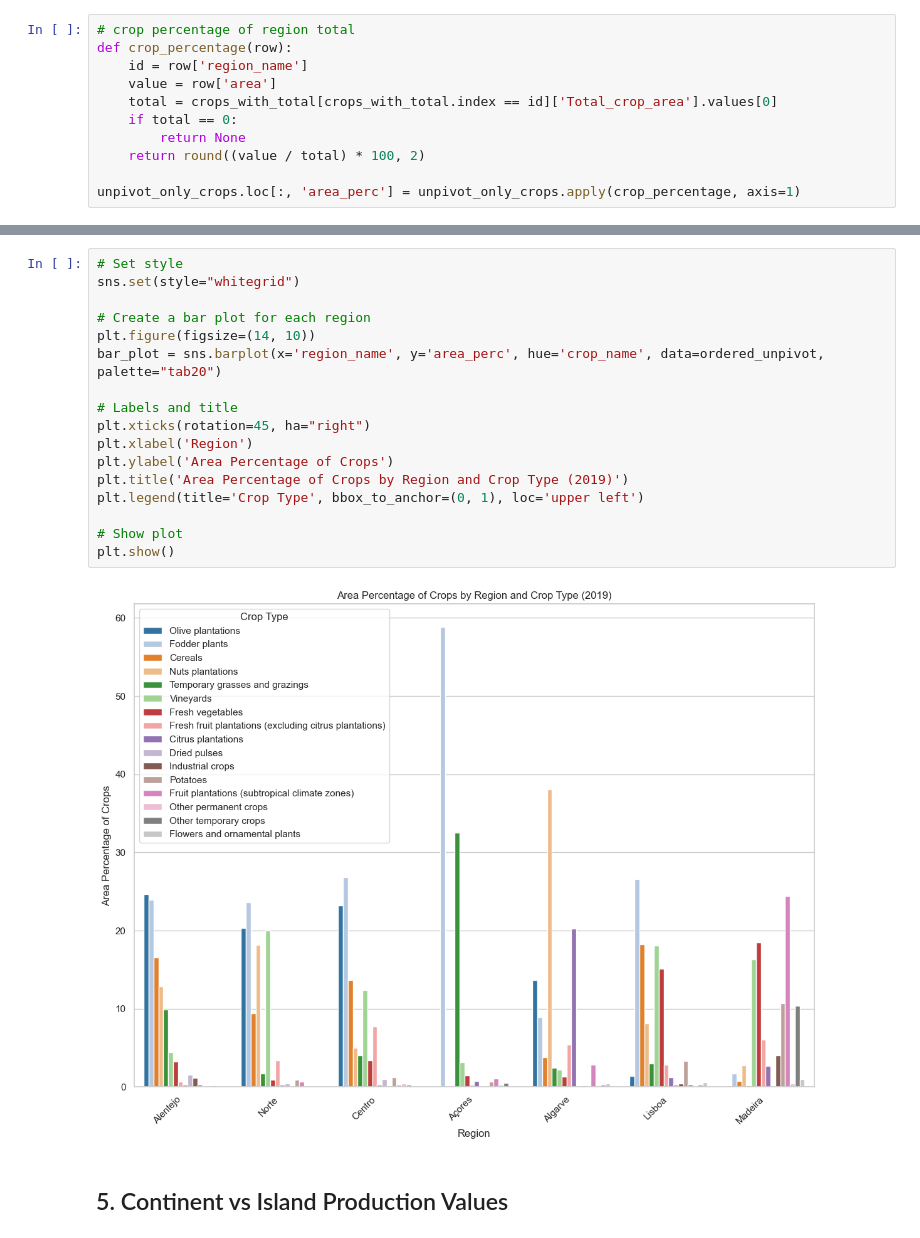
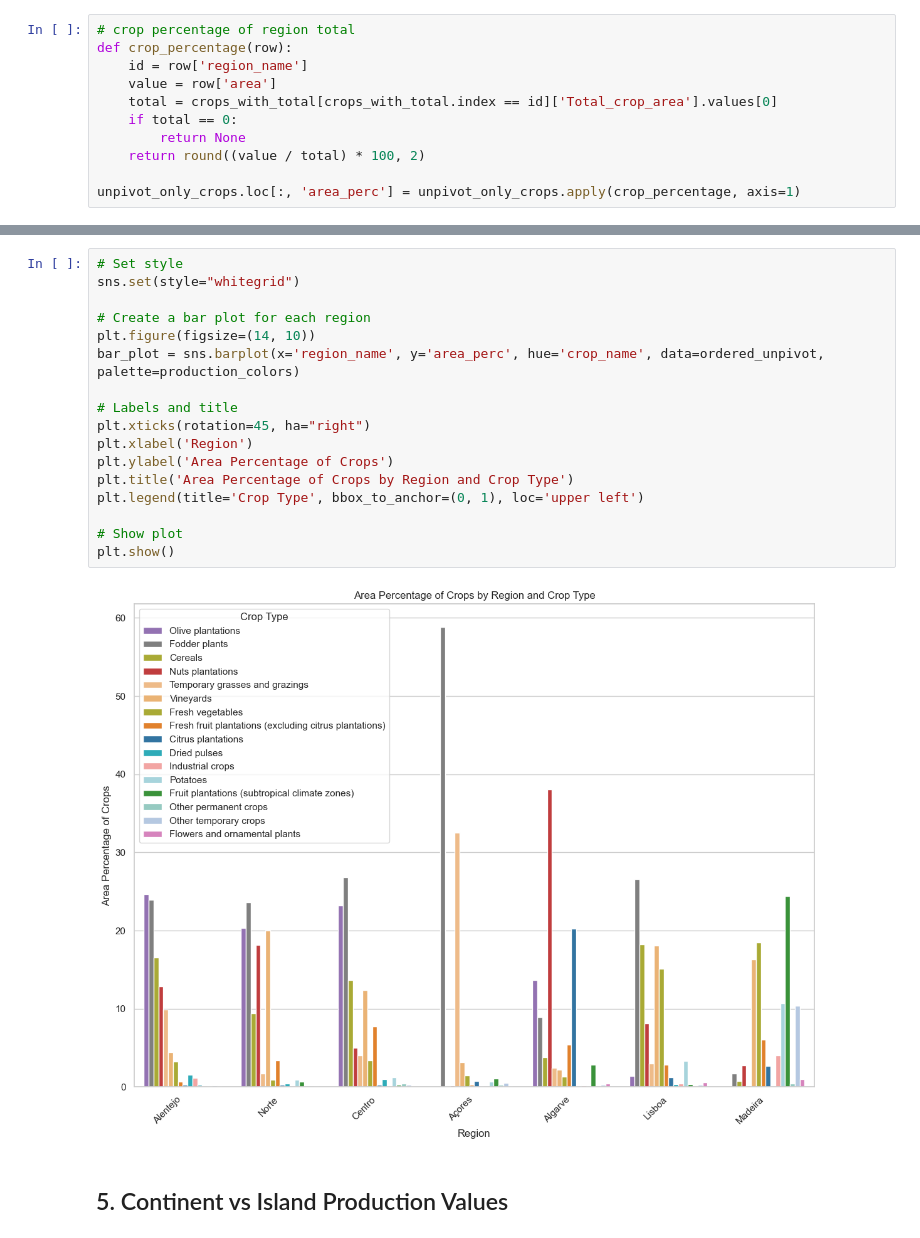
Before and after one commit to domwelsh/avcad_final, a Jupyter notebook: Codes/crop_exploration_NUTS2.ipynb, the cells around one changed output, grey strips where cells are left out. Saved outputs shown, nothing was run; the diff lists cells and outputs as text.

```diff
--- a/Codes/crop_exploration_NUTS2.ipynb
+++ b/Codes/crop_exploration_NUTS2.ipynb
@@ -305,22 +335,22 @@ plt.show()
 # %%
 # Set style
 sns.set(style="whitegrid")
 
 # Create a bar plot for each region
 plt.figure(figsize=(14, 10))
-bar_plot = sns.barplot(x='region_name', y='area_perc', hue='crop_name', data=ordered_unpivot, palette="tab20")
+bar_plot = sns.barplot(x='region_name', y='area_perc', hue='crop_name', data=ordered_unpivot, palette=production_colors)
 
 # Labels and title
 plt.xticks(rotation=45, ha="right")
 plt.xlabel('Region')
 plt.ylabel('Area Percentage of Crops')
-plt.title('Area Percentage of Crops by Region and Crop Type (2019)')
+plt.title('Area Percentage of Crops by Region and Crop Type')
 plt.legend(title='Crop Type', bbox_to_anchor=(0, 1), loc='upper left')
 
 # Show plot
 plt.show()
 # %% [output]
-[figure, old version]
+[figure, new version]
 # %% [markdown]
 ## 5. Continent vs Island Production Values
 # %%
```
Also changed, not shown: parts of 11 cells of this notebook, 2 other files.
